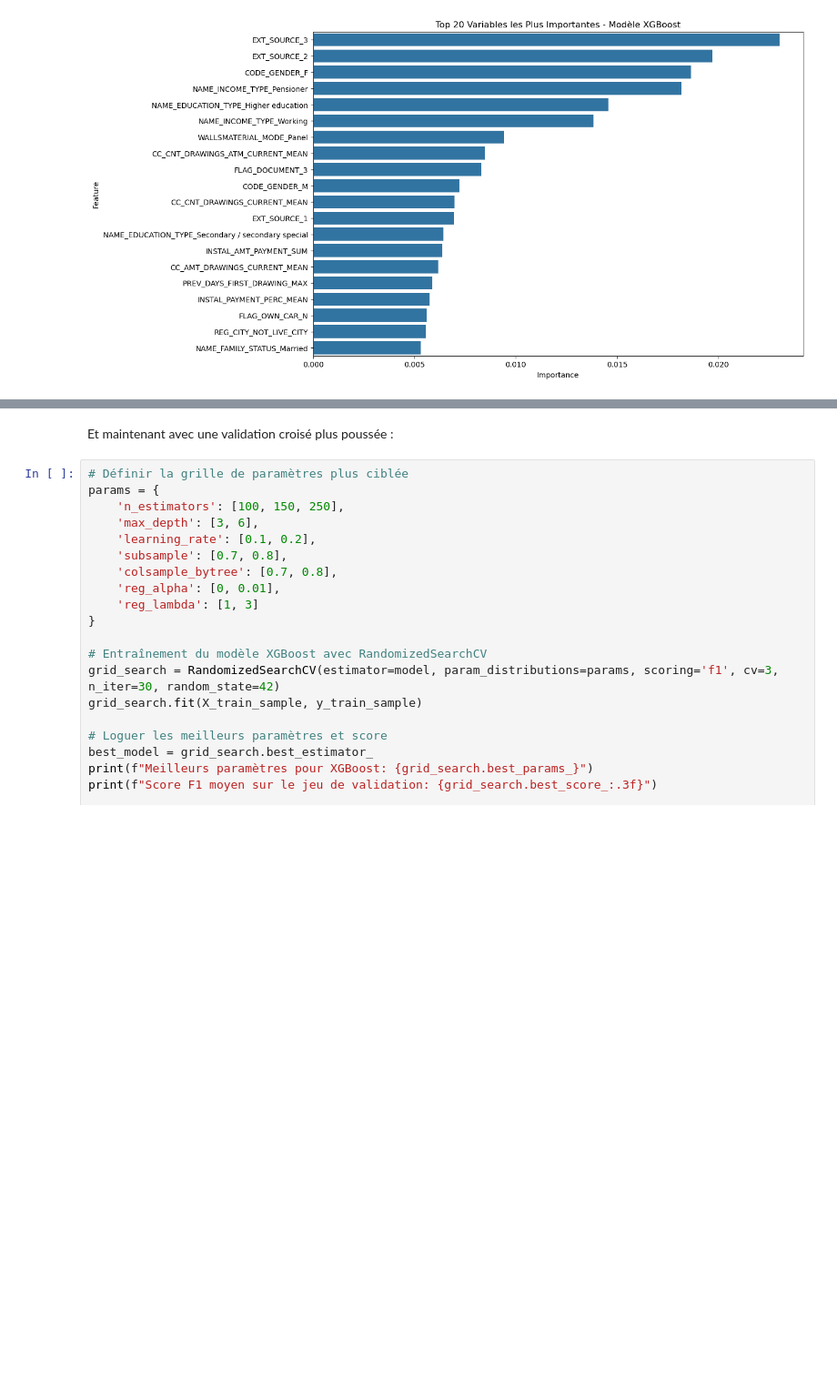
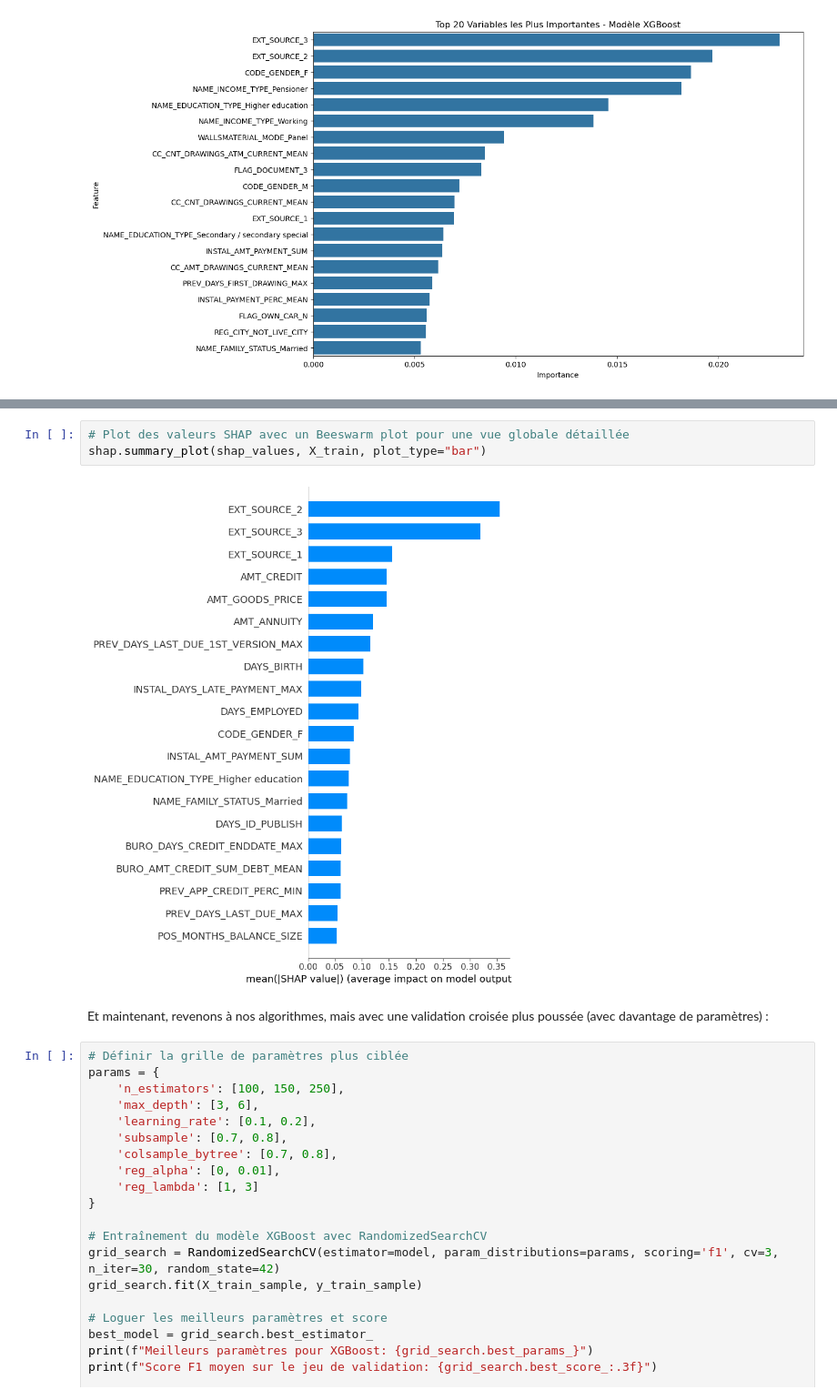
Before and after one commit to PaulMouly/Credit_Scoring, a Jupyter notebook: scripts/notebook_xg.ipynb, the cells around one changed output, grey strips where cells are left out. Shown at 91% size. Cells and saved outputs as stored; diff of their text form; blank space fills up the shorter version.

```diff
--- a/scripts/notebook_xg.ipynb
+++ b/scripts/notebook_xg.ipynb
@@ -170,5 +213,10 @@ plt.show()
+# %%
+# Plot des valeurs SHAP avec un Beeswarm plot pour une vue globale détaillée
+shap.summary_plot(shap_values, X_train, plot_type="bar")
+# %% [output]
+[figure, added]
 # %% [markdown]
-Et maintenant avec une validation croisé plus poussée :
+Et maintenant, revenons à nos algorithmes, mais avec une validation croisée plus poussée (avec davantage de paramètres) :
 # %%
 # Définir la grille de paramètres plus ciblée
 params = {
```
Also changed, not shown: parts of 4 cells of this notebook.
